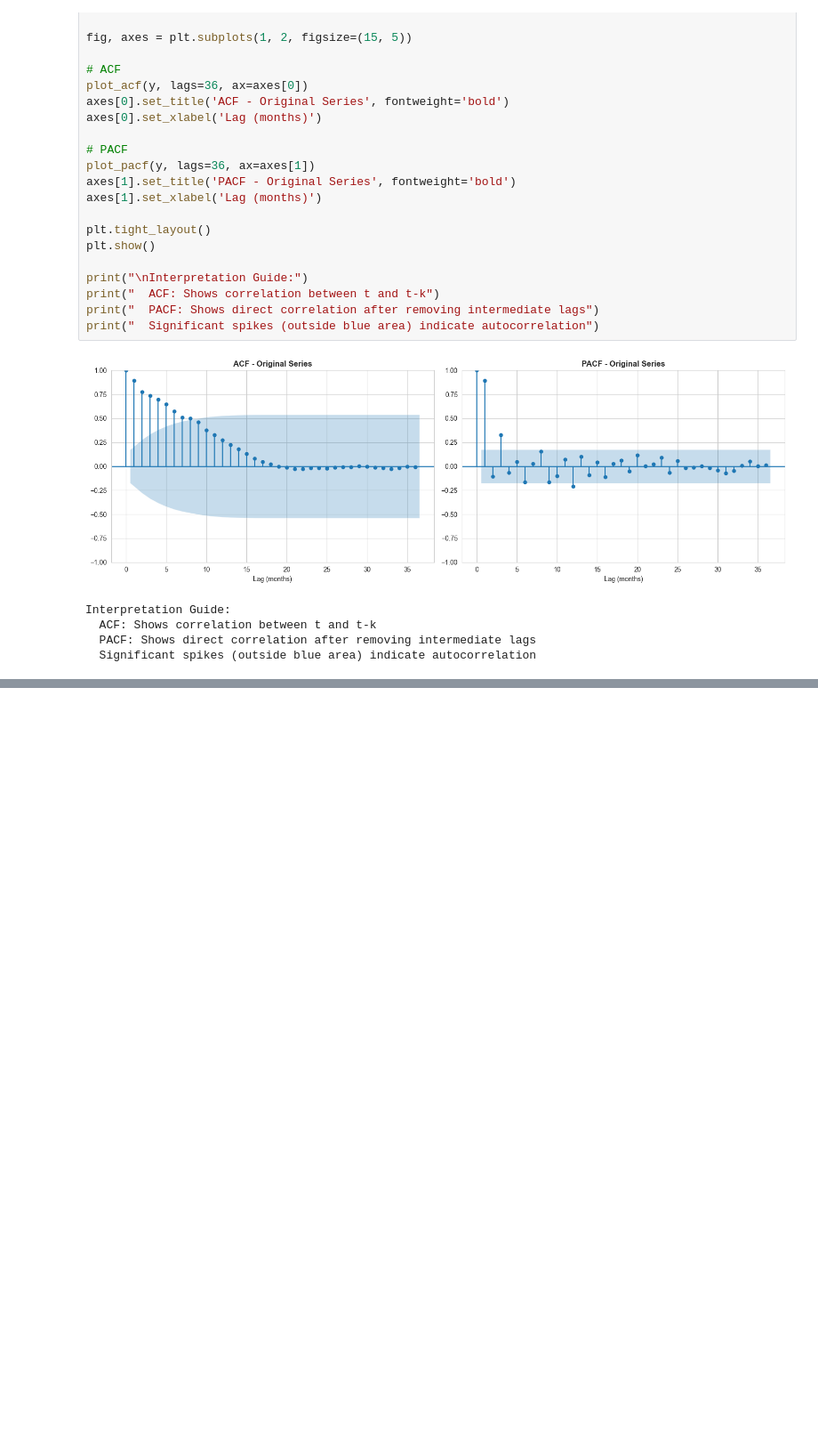
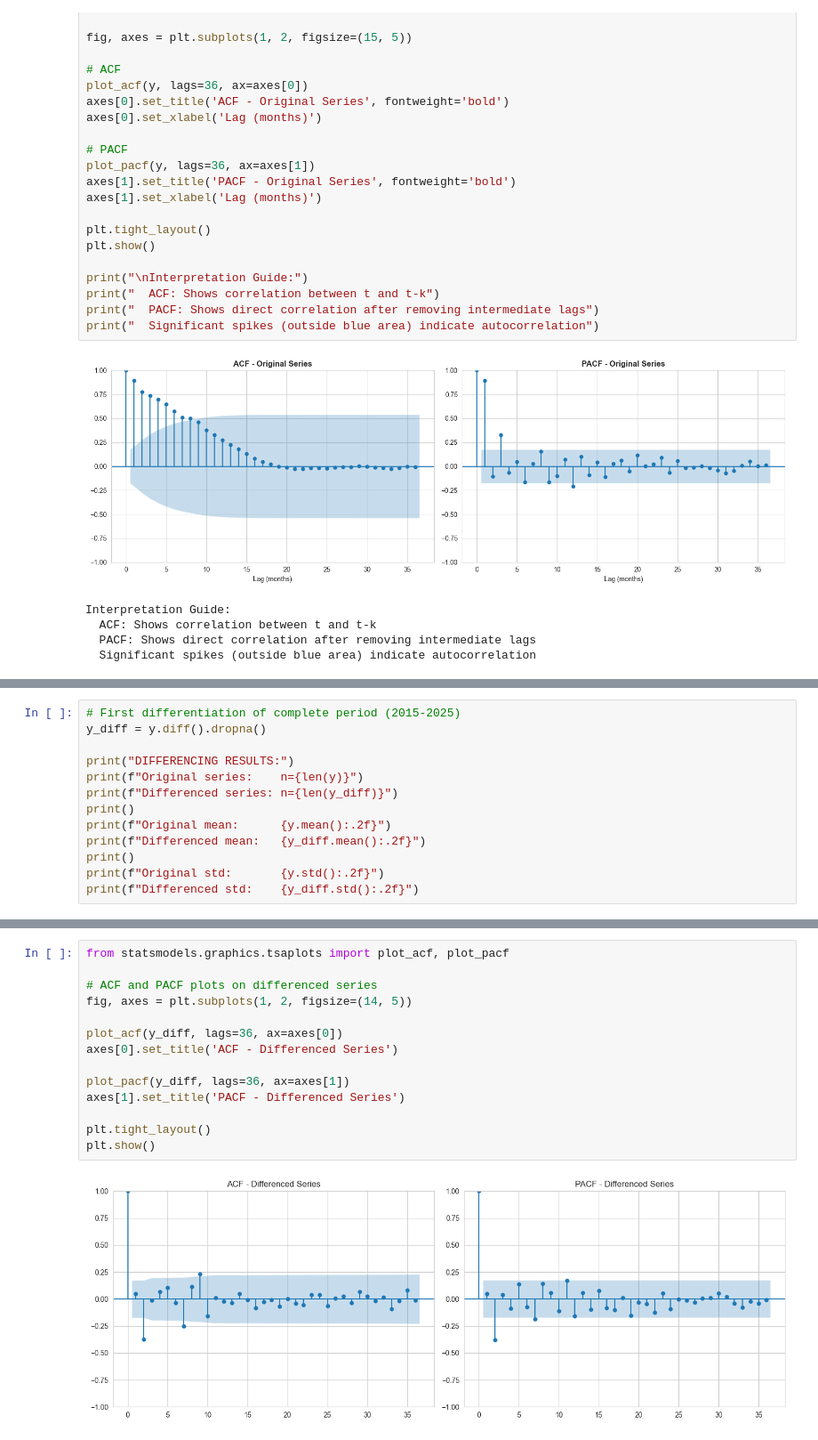
Before and after one commit to Pringlebot/austrian_electricity_prices_capstone, a Jupyter notebook: notebooks/eda/01_visual_EDA_and_time_series_decomposition.ipynb, the cells around one changed output, grey strips where cells are left out. Shown at 89% size. Cells and saved outputs as stored; diff of their text form; blank space fills up the shorter version.

```diff
--- a/notebooks/eda/01_visual_EDA_and_time_series_decomposition.ipynb
+++ b/notebooks/eda/01_visual_EDA_and_time_series_decomposition.ipynb
@@ -1486,0 +1582,13 @@ However, the period after the price-shock is only 29 months long, which will be
+# %%
+# First differentiation of complete period (2015-2025)
+y_diff = y.diff().dropna()
+
+print("DIFFERENCING RESULTS:")
+print(f"Original series:    n={len(y)}")
+print(f"Differenced series: n={len(y_diff)}")
+print()
+print(f"Original mean:      {y.mean():.2f}")
+print(f"Differenced mean:   {y_diff.mean():.2f}")
+print()
+print(f"Original std:       {y.std():.2f}")
+print(f"Differenced std:    {y_diff.std():.2f}")
@@ -1486,0 +1631,16 @@ However, the period after the price-shock is only 29 months long, which will be
+# %%
+from statsmodels.graphics.tsaplots import plot_acf, plot_pacf
+
+# ACF and PACF plots on differenced series
+fig, axes = plt.subplots(1, 2, figsize=(14, 5))
+
+plot_acf(y_diff, lags=36, ax=axes[0])
+axes[0].set_title('ACF - Differenced Series')
+
+plot_pacf(y_diff, lags=36, ax=axes[1])
+axes[1].set_title('PACF - Differenced Series')
+
+plt.tight_layout()
+plt.show()
+# %% [output]
+[figure, added]
```
Also changed, not shown: parts of 19 cells of this notebook, 2 other files.
